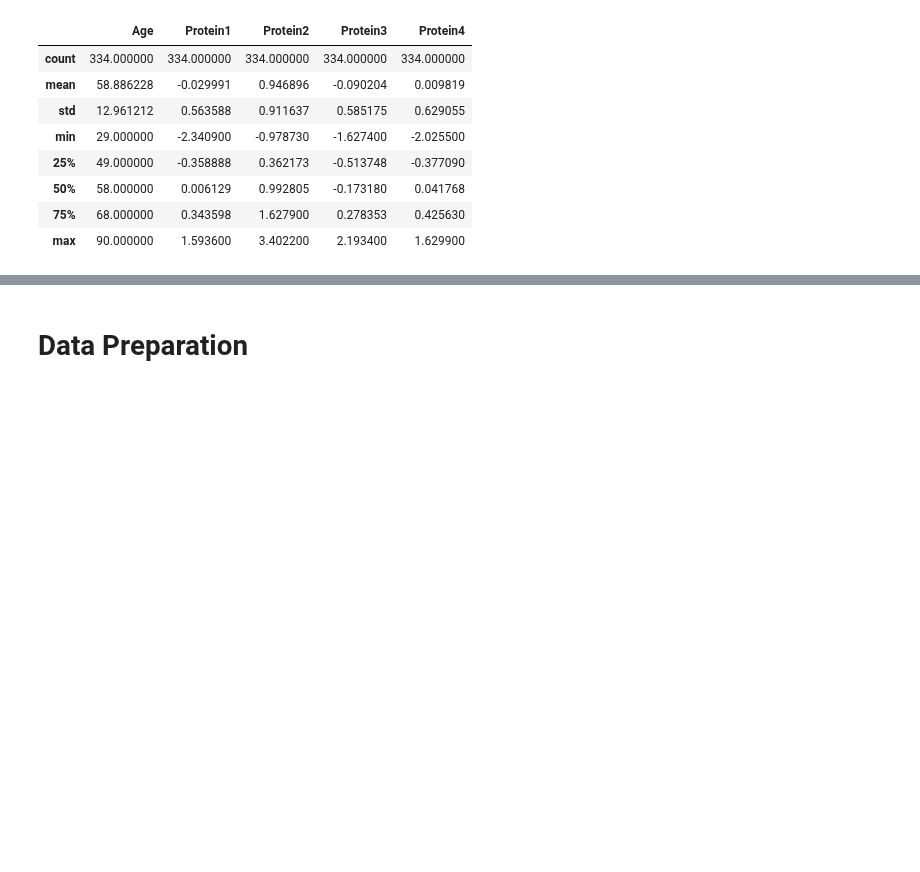
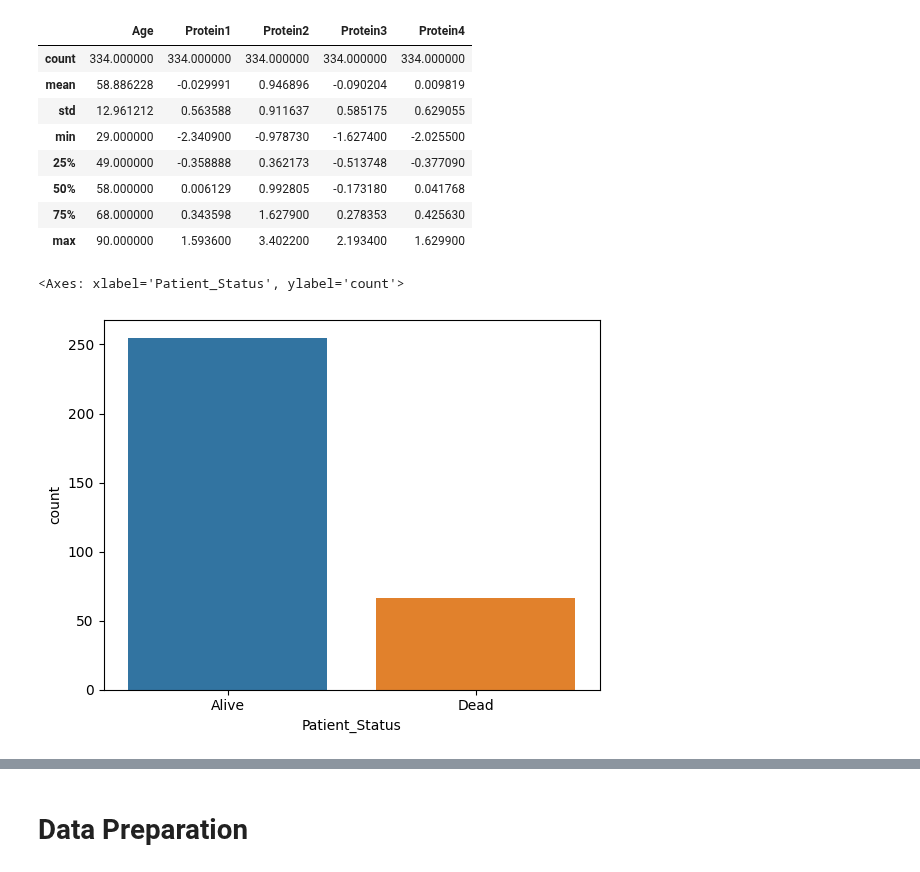
Before and after one commit to JosiAAA/Posttest2_DataMining, a Jupyter notebook: JosiaPardosi_115_posttes2_datamining.ipynb, the cells around one changed output, grey strips where cells are left out. Drawn from its saved outputs; the diff is of its cells as text; code cells hidden in the pictures; blank space fills up the shorter version.

```diff
--- a/JosiaPardosi_115_posttes2_datamining.ipynb
+++ b/JosiaPardosi_115_posttes2_datamining.ipynb
@@ -367,3 +385,8 @@ df3.describe() #menampilkan count,mean,std,min,kuartil bawah(25%), median(50%),
 | 50% | 58.000000 | 0.006129 | 0.992805 | -0.173180 | 0.041768 |
 | 75% | 68.000000 | 0.343598 | 1.627900 | 0.278353 | 0.425630 |
 | max | 90.000000 | 1.593600 | 3.402200 | 2.193400 | 1.629900 |
+# %%
+sns.countplot(x="Patient_Status", data=df3)
+# %% [output]
+<Axes: xlabel='Patient_Status', ylabel='count'>
+[figure, added]
```
Also changed, not shown: parts of 8 cells of this notebook.
